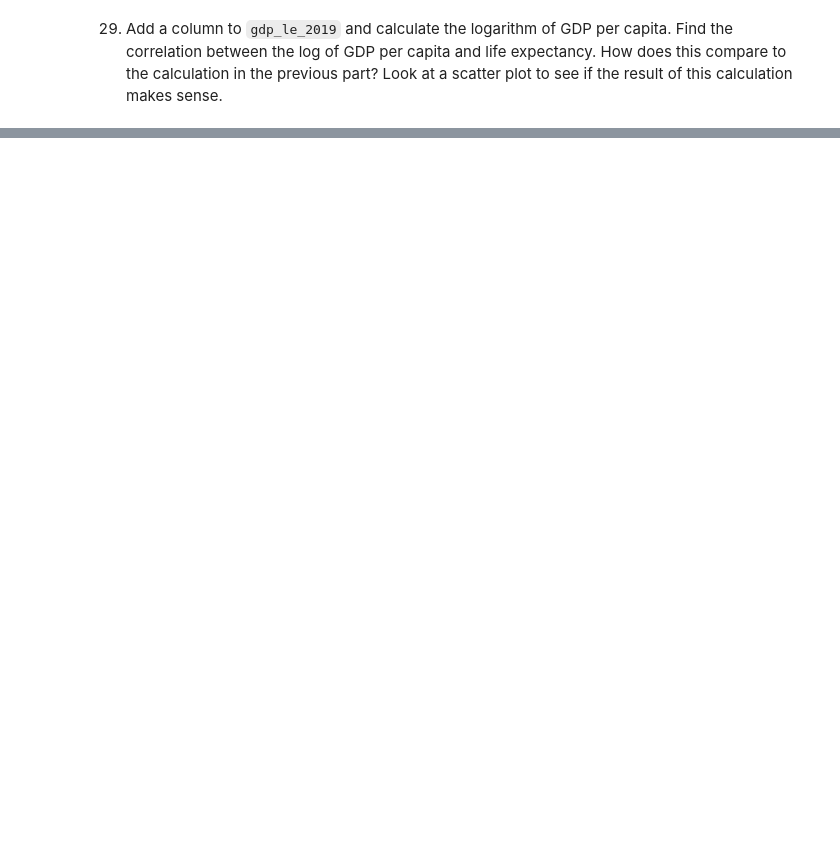
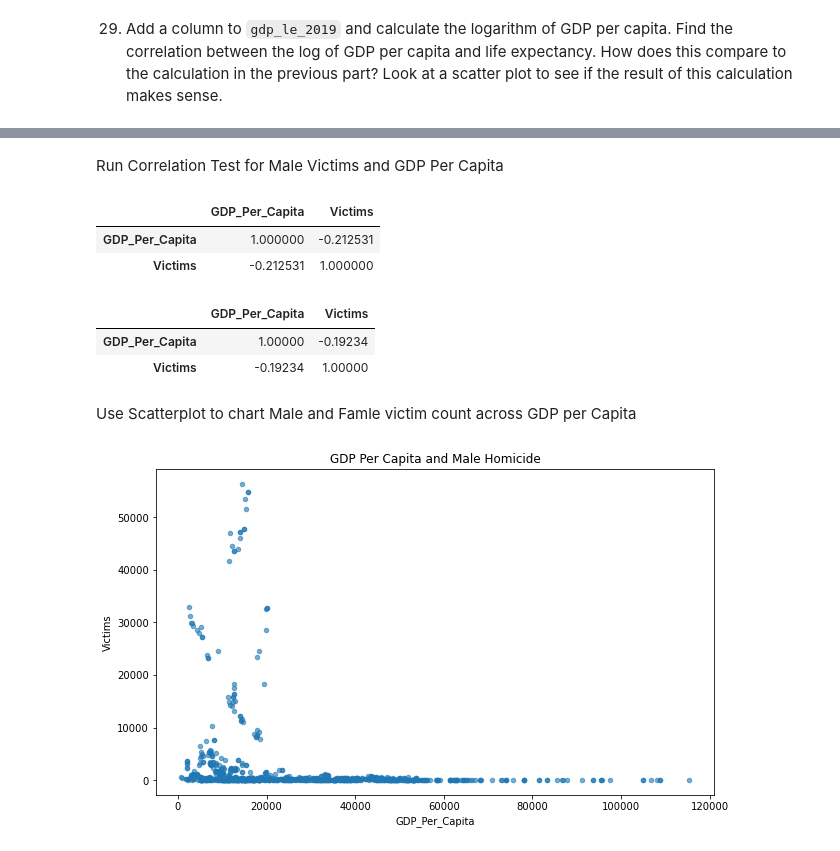
Before and after one commit to nss-data-science-cohort-6/un_data_question-michialm, a Jupyter notebook: notebooks/UN_Data_Exploration.ipynb, the cells around one changed output, grey strips where cells are left out. Cells and saved outputs as stored; diff of their text form; code cells hidden in the pictures; blank space fills up the shorter version.

```diff
--- a/notebooks/UN_Data_Exploration.ipynb
+++ b/notebooks/UN_Data_Exploration.ipynb
@@ -584,0 +566,8 @@ See the caveats in the documentation: https://pandas.pydata.org/pandas-docs/stab
+# %%
+homicide = pd.read_csv('../data/intl_homicide_data.csv', skiprows=2)
+homicide.head()
+homicide = homicide.iloc[:, 0:25]
+col_names = ['Region', 'Subregion', 'Country', 'Gender', 'Source'] + [str(x) for x in list(range(2000,2020))]
+homicide.columns = col_names
+homicide = homicide.melt(id_vars = ['Region', 'Subregion', 'Gender', 'Country'], value_vars = [str(x) for x in list(range(2000,2020))], var_name = 'Year', value_name = 'Victims').dropna()
+homicide.head(2)
@@ -584,0 +598,3 @@ See the caveats in the documentation: https://pandas.pydata.org/pandas-docs/stab
+# %%
+homicide = (homicide.drop(columns = ['Region', 'Subregion']))
+homicide.head()
@@ -584,0 +608,3 @@ See the caveats in the documentation: https://pandas.pydata.org/pandas-docs/stab
+# %%
+homicide = pd.merge(gdp_le, homicide, on = ['Country', 'Year'])
+homicide.head()
@@ -584,0 +650,4 @@ See the caveats in the documentation: https://pandas.pydata.org/pandas-docs/stab
+# %%
+homicide_series_Male = pd.DataFrame(homicide[homicide['Gender'] == 'Male'], columns = ['GDP_Per_Capita', 'Victims'])
+
+print(homicide_series_Male)
@@ -584,0 +688,22 @@ See the caveats in the documentation: https://pandas.pydata.org/pandas-docs/stab
+# %% [markdown]
+Run Correlation Test for Male Victims and GDP Per Capita
+# %%
+homicide_series_Male.corr(method='pearson')
+# %% [output]
+|  | GDP_Per_Capita | Victims |
+| GDP_Per_Capita | 1.000000 | -0.212531 |
+| Victims | -0.212531 | 1.000000 |
+# %%
+homicide_series_Female.corr(method='pearson')
+# %% [output]
+|  | GDP_Per_Capita | Victims |
+| GDP_Per_Capita | 1.00000 | -0.19234 |
+| Victims | -0.19234 | 1.00000 |
+# %% [markdown]
+Use Scatterplot to chart Male and Famle victim count across GDP per Capita
+# %%
+homicide_series_Male.plot(kind='scatter', x = 'GDP_Per_Capita', y='Victims', figsize = (10,6), alpha = 0.6);
+ax.set_yscale('log')
+plt.title('GDP Per Capita and Male Homicide');
+# %% [output]
+[figure, added]
```
Also changed, not shown: parts of 34 cells of this notebook.
